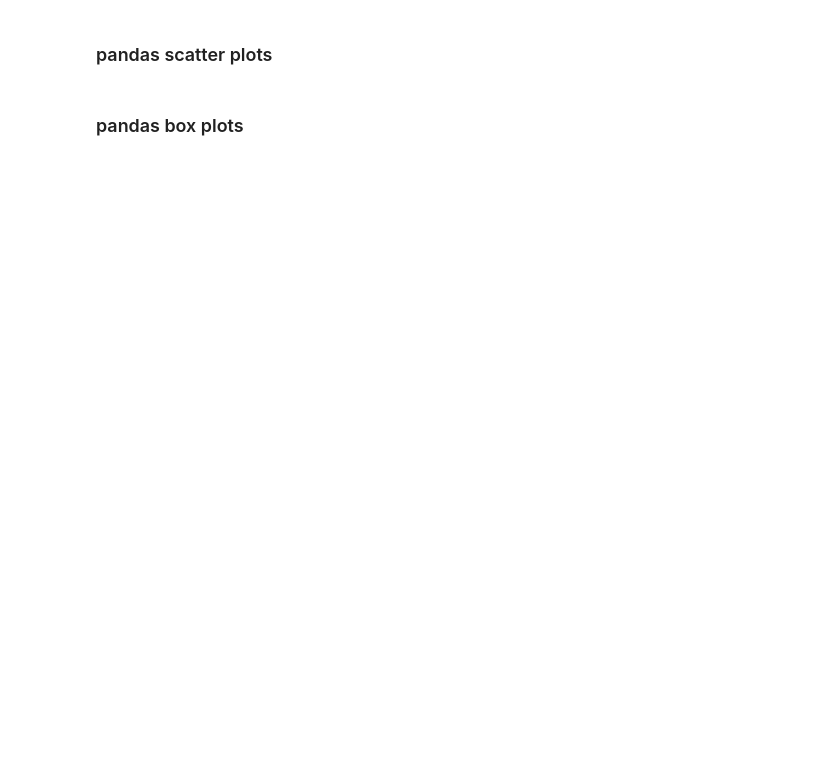
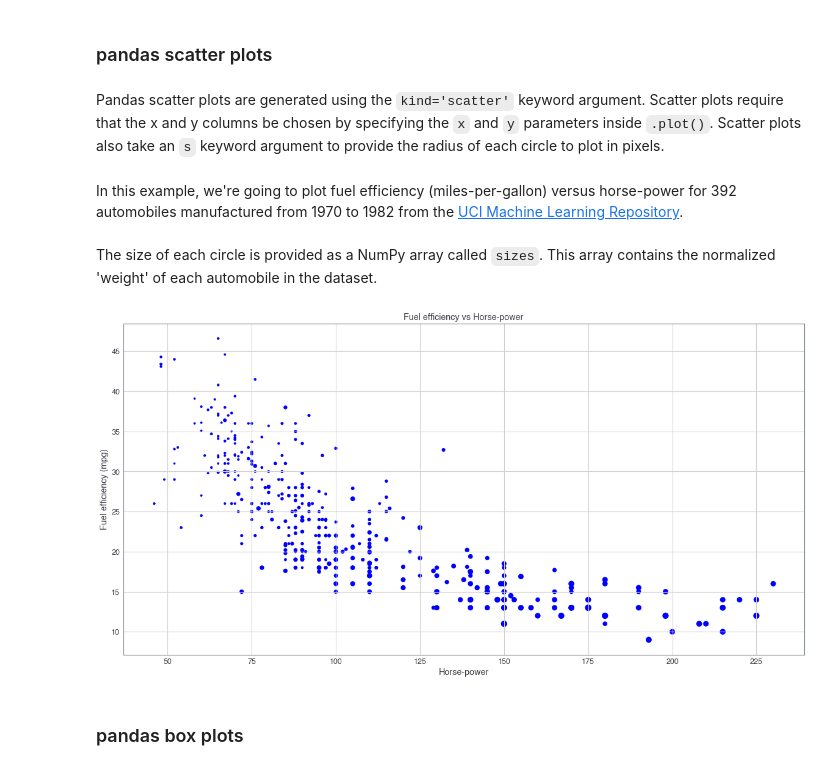
Before and after one commit to ML-Challenge/week2-data-analysis, a Jupyter notebook: L3.pandas Foundations.ipynb, the cells around one changed output. Saved outputs shown, nothing was run; the diff lists cells and outputs as text; code cells hidden in the pictures; blank space fills up the shorter version.

```diff
--- a/L3.pandas Foundations.ipynb
+++ b/L3.pandas Foundations.ipynb
@@ -943,4 +980,27 @@ utils.election.head()
 # %% [markdown]
 ### pandas scatter plots
+# %% [markdown]
+Pandas scatter plots are generated using the `kind='scatter'` keyword argument. Scatter plots require that the x and y columns be chosen by specifying the `x` and `y` parameters inside `.plot()`. Scatter plots also take an `s` keyword argument to provide the radius of each circle to plot in pixels.
+# %% [markdown]
+In this example, we're going to plot fuel efficiency (miles-per-gallon) versus horse-power for 392 automobiles manufactured from 1970 to 1982 from the [UCI Machine Learning Repository](https://archive.ics.uci.edu/ml/datasets/Auto+MPG).
+# %% [markdown]
+The size of each circle is provided as a NumPy array called `sizes`. This array contains the normalized 'weight' of each automobile in the dataset.
+# %%
+# Generate a scatter plot
+utils.auto_mpg.plot(kind='scatter', x='hp', y='mpg', s=utils.sizes, c='blue')
+
+# Add the title
+plt.title('Fuel efficiency vs Horse-power')
+
+# Add the x-axis label
+plt.xlabel('Horse-power')
+
+# Add the y-axis label
+plt.ylabel('Fuel efficiency (mpg)')
+
+# Display the plot
+plt.show()
+# %% [output]
+[figure, added]
 # %% [markdown]
 ### pandas box plots
```
Also changed, not shown: parts of 26 cells of this notebook, 4 other files.
